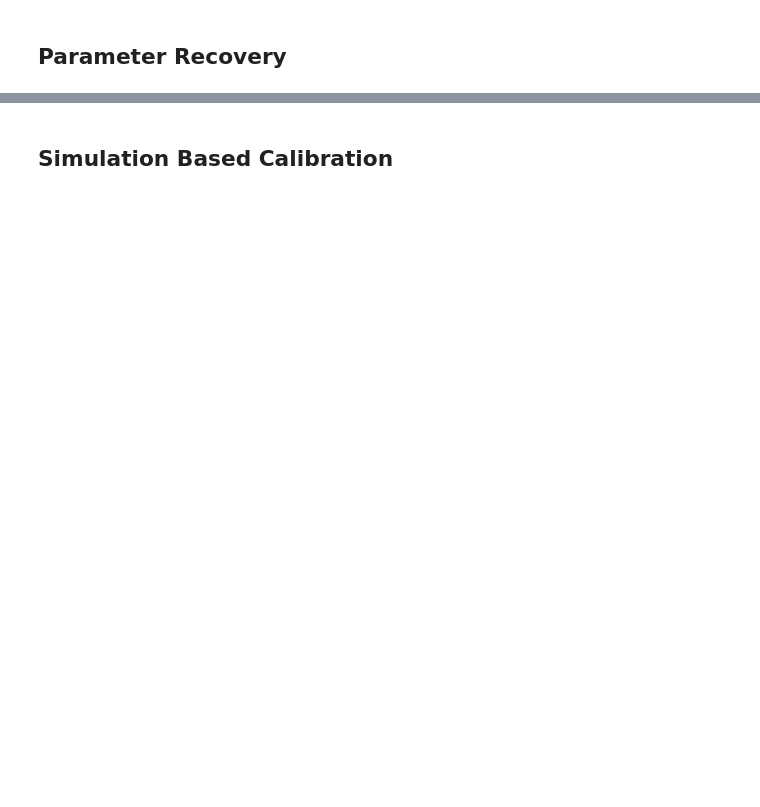
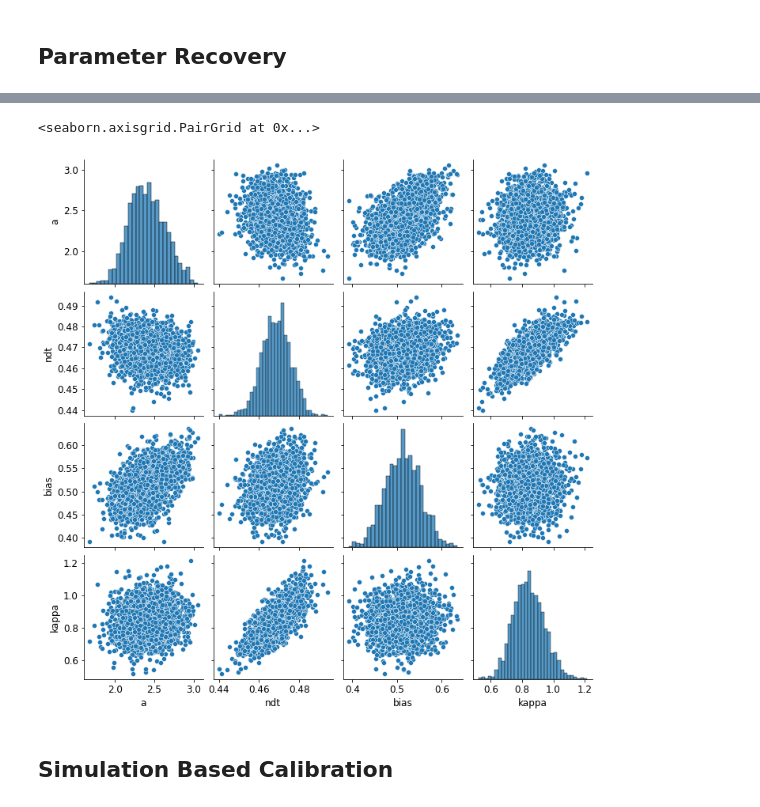
Before and after one commit to awellis/evidence-accumulators, a Jupyter notebook: notebooks/varying_drift_diffusion_modeling.ipynb, the cells around one changed output, grey strips where cells are left out. Saved outputs shown, nothing was run; the diff lists cells and outputs as text; code cells hidden in the pictures; blank space fills up the shorter version.

```diff
--- a/notebooks/varying_drift_diffusion_modeling.ipynb
+++ b/notebooks/varying_drift_diffusion_modeling.ipynb
@@ -129,3 +130,8 @@ true_vs_estimated(theta_true=p_, theta_est=param_means,
+# %%
+sns.pairplot(pd.DataFrame(samples[0], columns=PARAM_NAMES))
+# %% [output]
+<seaborn.axisgrid.PairGrid at 0x...>
+[figure, added]
 # %% [markdown]
 ## Simulation Based Calibration
 # %%
```
Also changed, not shown: parts of 12 cells of this notebook.
